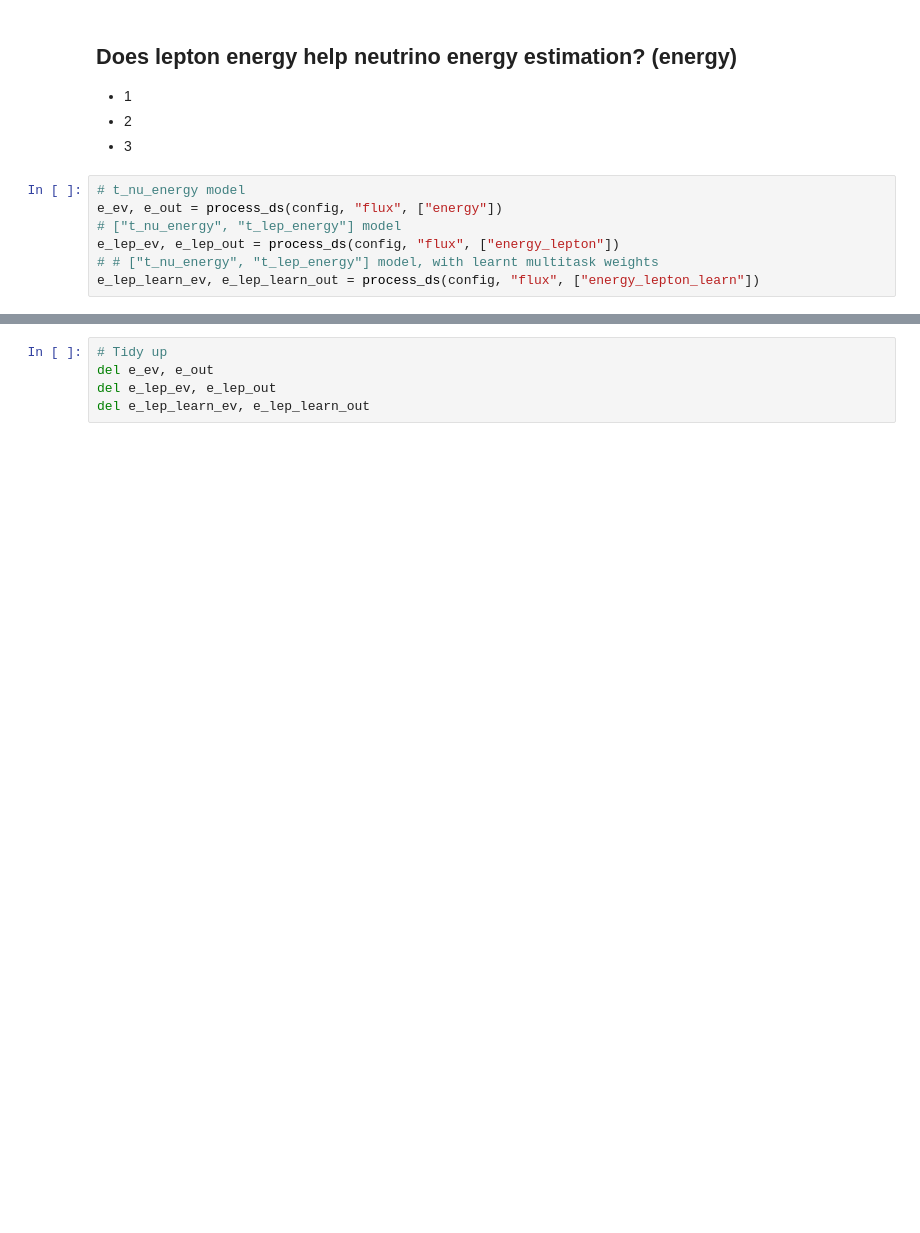
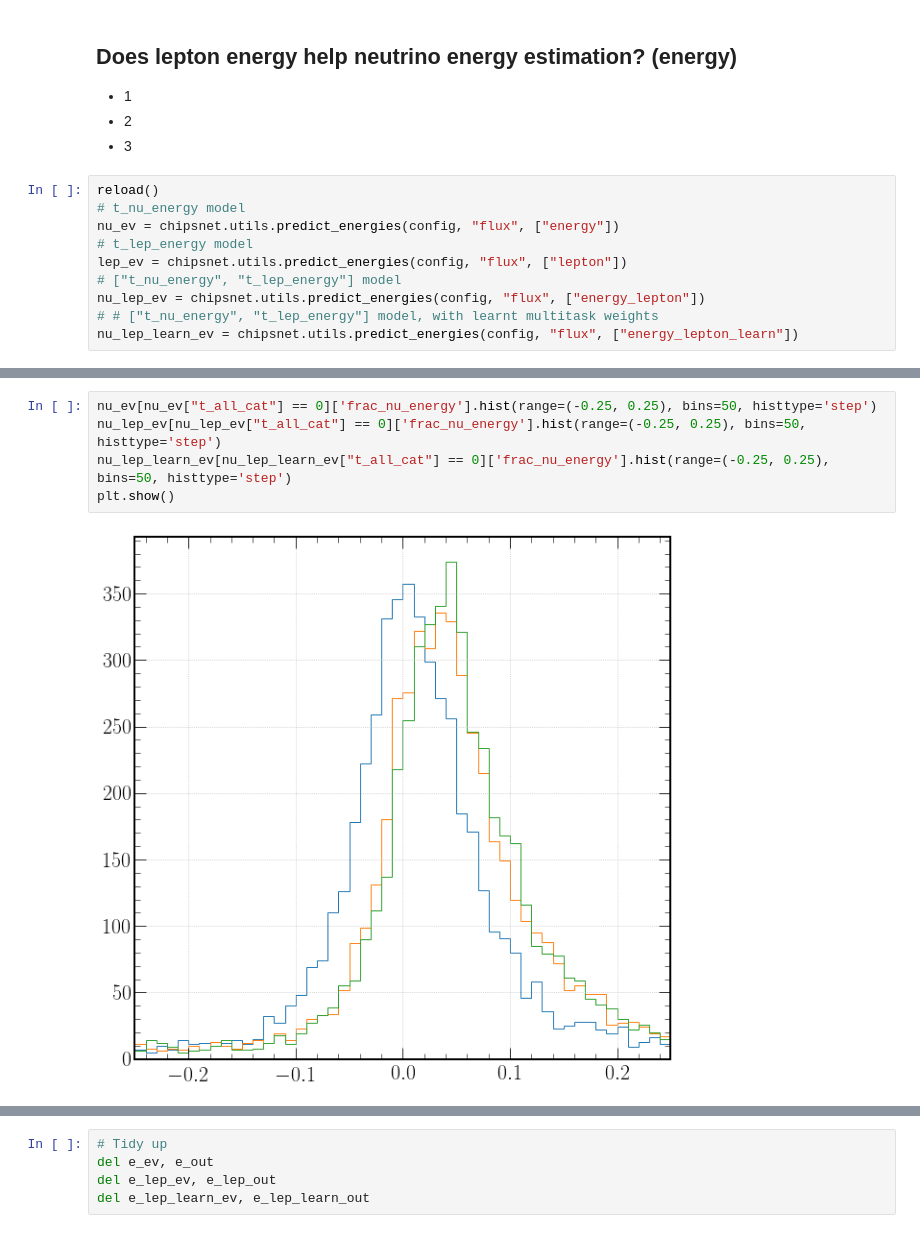
Before and after one commit to chipsneutrino/chips-net, a Jupyter notebook: analysis.ipynb, the cells around one changed output, grey strips where cells are left out. Drawn from its saved outputs; the diff is of its cells as text; blank space fills up the shorter version.

```diff
--- a/analysis.ipynb
+++ b/analysis.ipynb
@@ -464,9 +692,12 @@ del b_prim_learn_ev, b_prim_learn_out
 * 2
 * 3
 # %%
+reload()
 # t_nu_energy model
-e_ev, e_out = process_ds(config, "flux", ["energy"])
+nu_ev = chipsnet.utils.predict_energies(config, "flux", ["energy"])
+# t_lep_energy model
+lep_ev = chipsnet.utils.predict_energies(config, "flux", ["lepton"])
 # ["t_nu_energy", "t_lep_energy"] model
-e_lep_ev, e_lep_out = process_ds(config, "flux", ["energy_lepton"])
+nu_lep_ev = chipsnet.utils.predict_energies(config, "flux", ["energy_lepton"])
 # # ["t_nu_energy", "t_lep_energy"] model, with learnt multitask weights
-e_lep_learn_ev, e_lep_learn_out = process_ds(config, "flux", ["energy_lepton_learn"])
+nu_lep_learn_ev = chipsnet.utils.predict_energies(config, "flux", ["energy_lepton_learn"])
@@ -472,0 +709,7 @@ e_lep_learn_ev, e_lep_learn_out = process_ds(config, "flux", ["energy_lepton_lea
+# %%
+nu_ev[nu_ev["t_all_cat"] == 0]['frac_nu_energy'].hist(range=(-0.25, 0.25), bins=50, histtype='step')
+nu_lep_ev[nu_lep_ev["t_all_cat"] == 0]['frac_nu_energy'].hist(range=(-0.25, 0.25), bins=50, histtype='step')
+nu_lep_learn_ev[nu_lep_learn_ev["t_all_cat"] == 0]['frac_nu_energy'].hist(range=(-0.25, 0.25), bins=50, histtype='step')
+plt.show()
+# %% [output]
+[figure, added]
```
Also changed, not shown: parts of 75 cells of this notebook, 9 other files.
